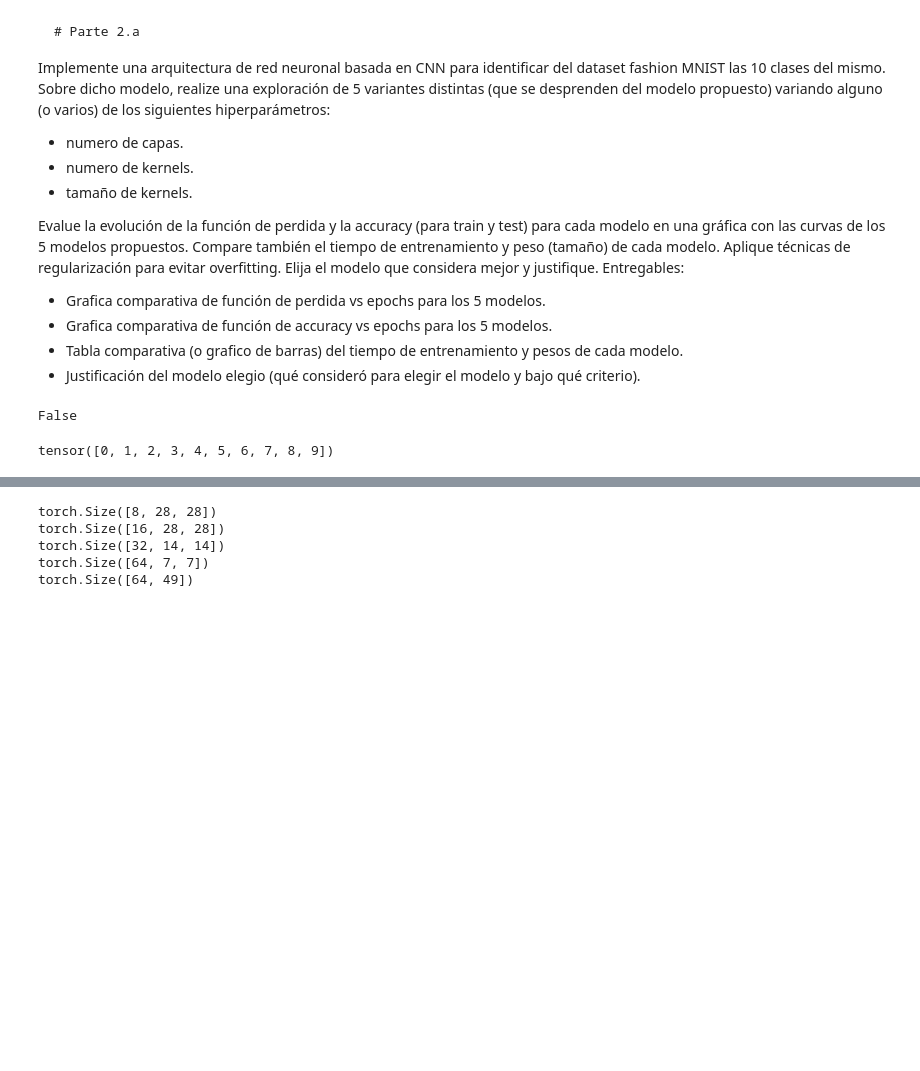
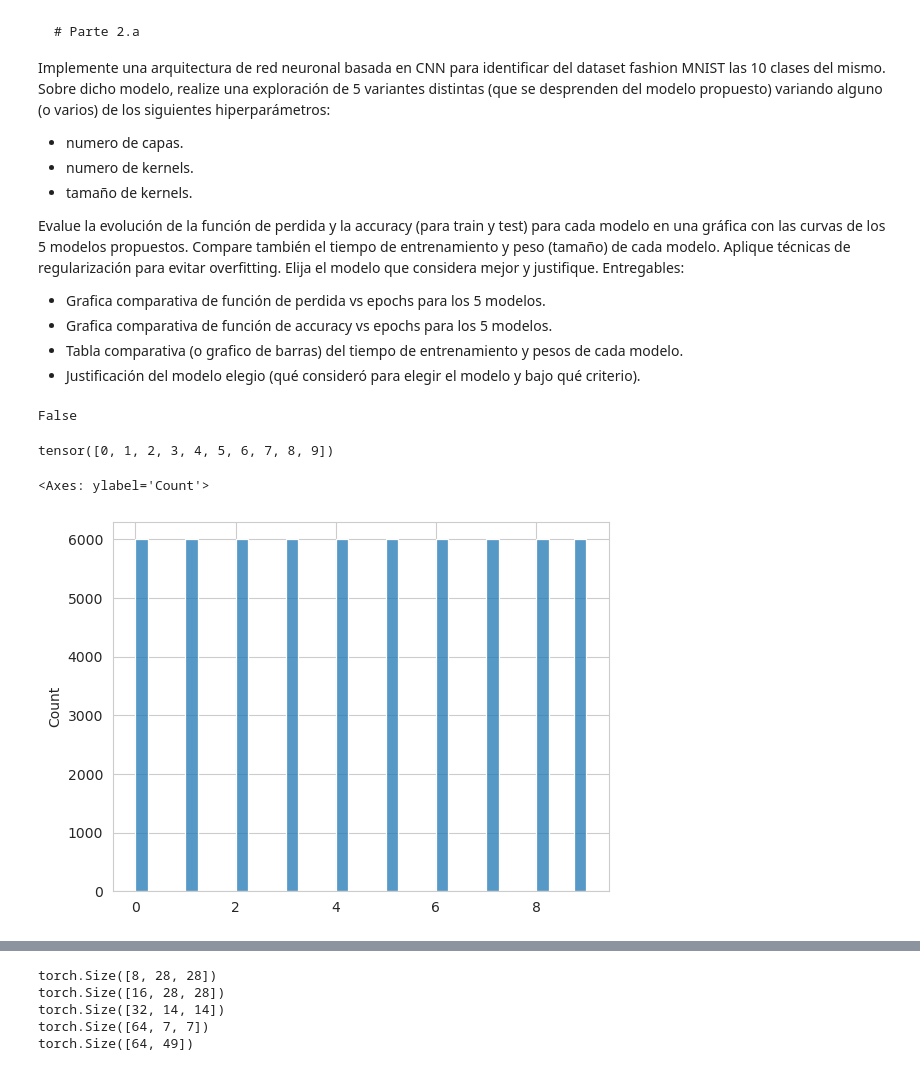
Before and after one commit to vasconcelosfer/DeepLearning, a Jupyter notebook: Deep_Learning_TP_Cohorte_16_4B2024.ipynb, the cells around one changed output, grey strips where cells are left out. Saved outputs shown, nothing was run; the diff lists cells and outputs as text; code cells hidden in the pictures; blank space fills up the shorter version.

```diff
--- a/Deep_Learning_TP_Cohorte_16_4B2024.ipynb
+++ b/Deep_Learning_TP_Cohorte_16_4B2024.ipynb
@@ -886,6 +886,11 @@ dataloader = {
 train_data.targets.unique()
 # %% [output]
 tensor([0, 1, 2, 3, 4, 5, 6, 7, 8, 9])
+# %%
+sns.histplot(train_data.targets)
+# %% [output]
+<Axes: ylabel='Count'>
+[figure, added]
 # %%
 import matplotlib.pyplot as plt
 
```
Also changed, not shown: parts of 12 cells of this notebook.
